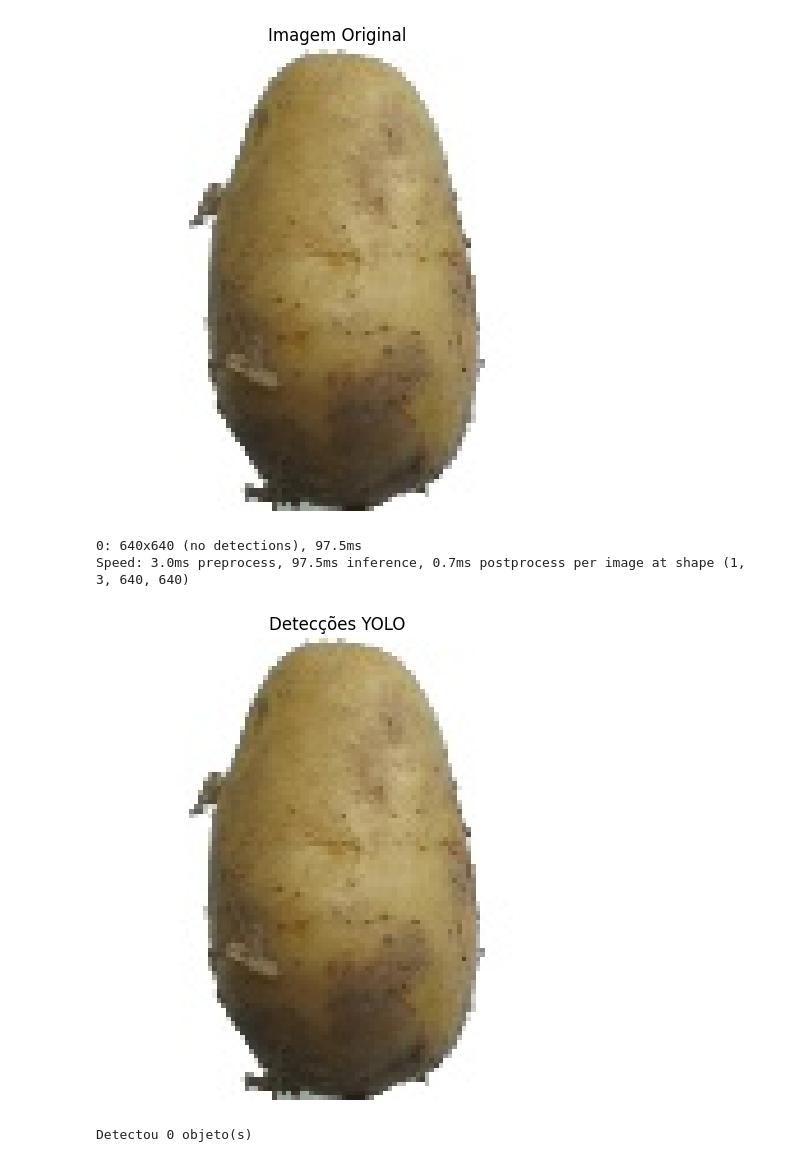
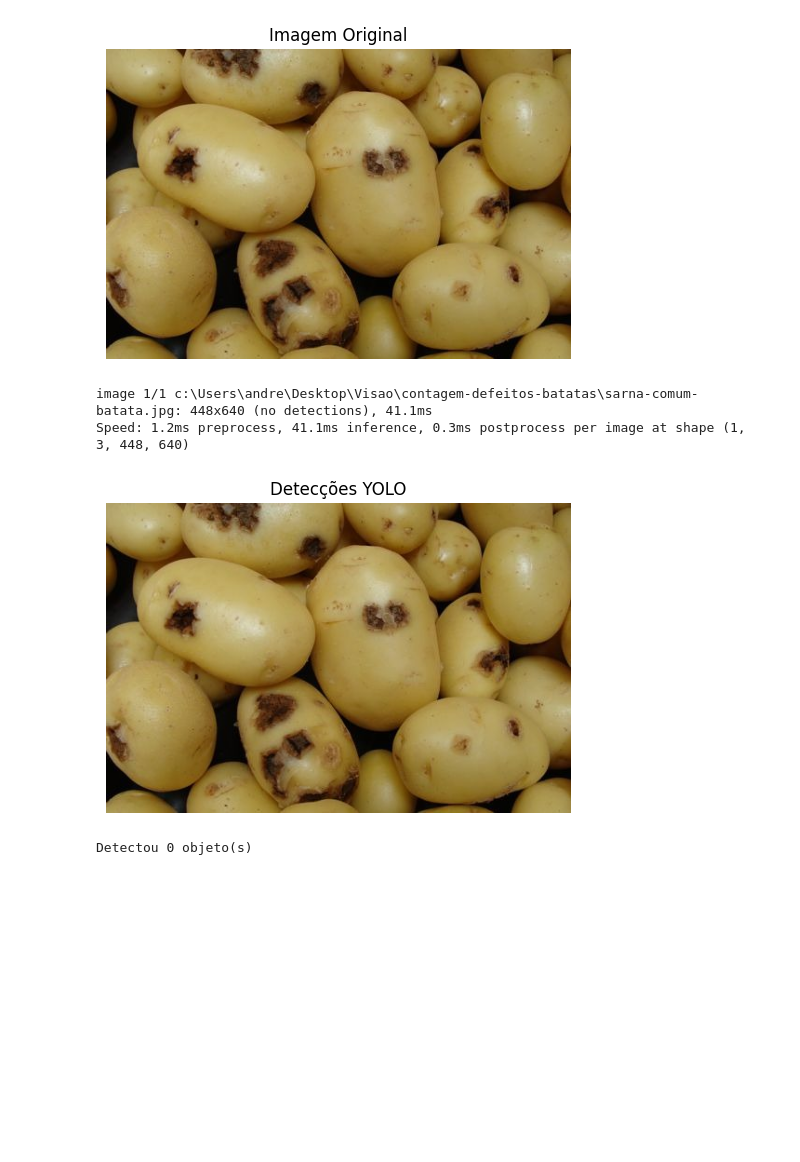
Before and after one commit to brenobmoreira/contagem-defeitos-batatas, a Jupyter notebook: main.ipynb, the cells around one changed output. Cells and saved outputs as stored; diff of their text form; code cells hidden in the pictures; blank space fills up the shorter version.

```diff
--- a/main.ipynb
+++ b/main.ipynb
@@ -19,32 +19,32 @@ model = YOLO('best.pt')
 # %%
 # img_path = 'sarna-comum-batata.jpg'
 # img_path = 'batata_ruim.jpeg'
 
-img_path = 'freshPotato (377).jpg'
+img_path = 'sarna-comum-batata.jpg'
 
 img_bgr = cv2.imread(img_path)
 if img_bgr is None:
     raise FileNotFoundError(f"Imagem não encontrada: {img_path}")
 
 show(img_bgr, "Imagem Original")
 results = model(img_path)
 
 # Mostrar imagem com detecções
 annotated = results[0].plot()
 show(annotated, "Detecções YOLO")
 
 # Imprimir detalhes
 for r in results:
     print(f"Detectou {len(r.boxes)} objeto(s)")
     for box in r.boxes:
         cls = int(box.cls[0])
         conf = float(box.conf[0])
         print(f"  - Classe: {r.names[cls]}, Confiança: {conf:.2f}")
 # %% [output]
-[figure, old version]
+[figure, new version]
-0: 640x640 (no detections), 97.5ms
-Speed: 3.0ms preprocess, 97.5ms inference, 0.7ms postprocess per image at shape (1, 3, 640, 640)
+image 1/1 c:\Users\andre\Desktop\Visao\contagem-defeitos-batatas\sarna-comum-batata.jpg: 448x640 (no detections), 41.1ms
+Speed: 1.2ms preprocess, 41.1ms inference, 0.3ms postprocess per image at shape (1, 3, 448, 640)
-[figure, old version]
+[figure, new version]
 Detectou 0 objeto(s)
 # %%
 # pre processamento
```
Also changed, not shown: parts of 8 cells of this notebook.
